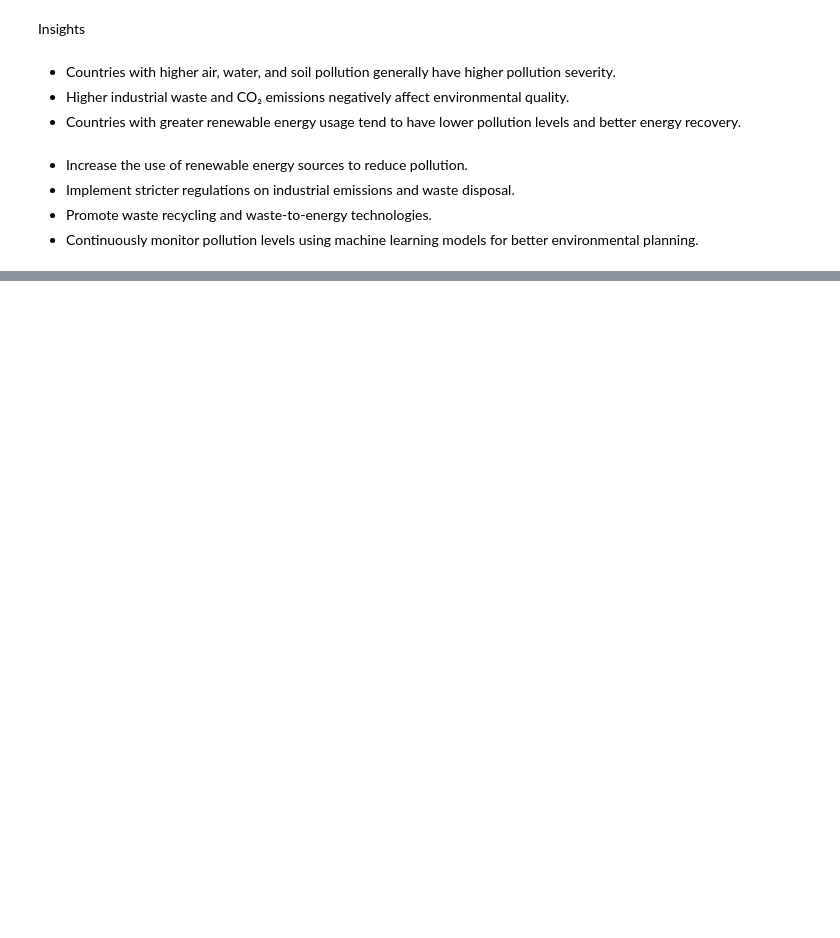
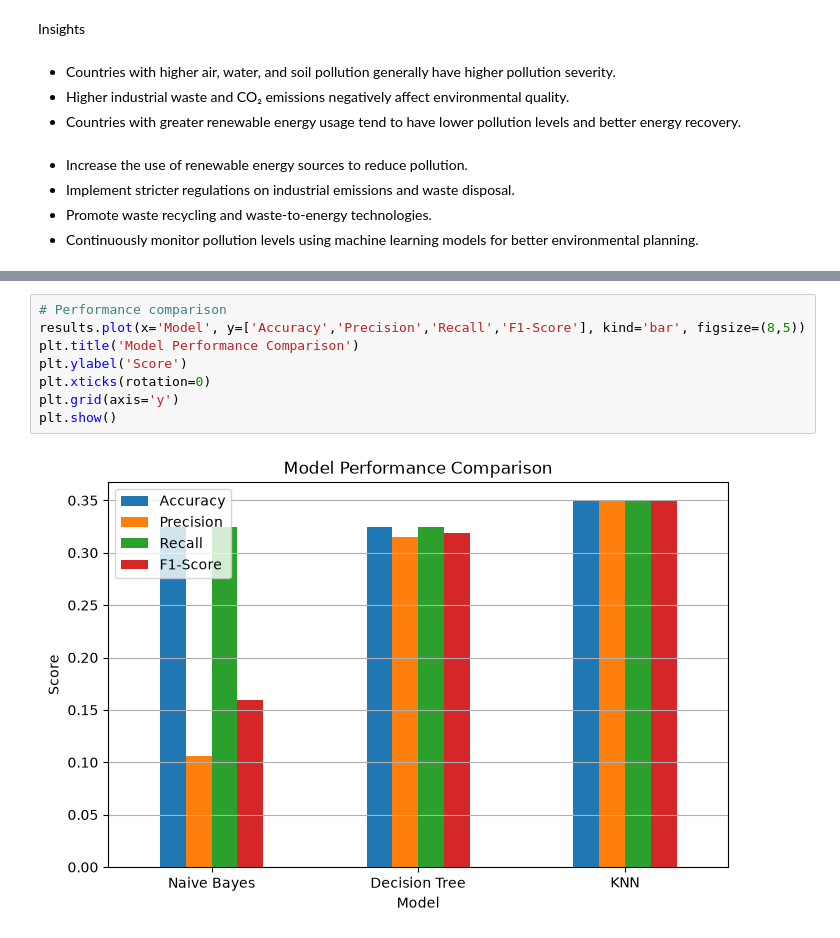
Before and after one commit to nishant8105/100-days-of-ML, a Jupyter notebook: Global Energy Analysis and Energy Recovery/Assignment4.ipynb, the cells around one changed output, grey strips where cells are left out. Cells and saved outputs as stored; diff of their text form; blank space fills up the shorter version.

```diff
--- a/Global Energy Analysis and Energy Recovery/Assignment4.ipynb
+++ b/Global Energy Analysis and Energy Recovery/Assignment4.ipynb
@@ -392,0 +414,10 @@ Insights
+# %%
+# Performance comparison
+results.plot(x='Model', y=['Accuracy','Precision','Recall','F1-Score'], kind='bar', figsize=(8,5))
+plt.title('Model Performance Comparison')
+plt.ylabel('Score')
+plt.xticks(rotation=0)
+plt.grid(axis='y')
+plt.show()
+# %% [output]
+[figure, added]
```
Also changed, not shown: parts of 18 cells of this notebook.
